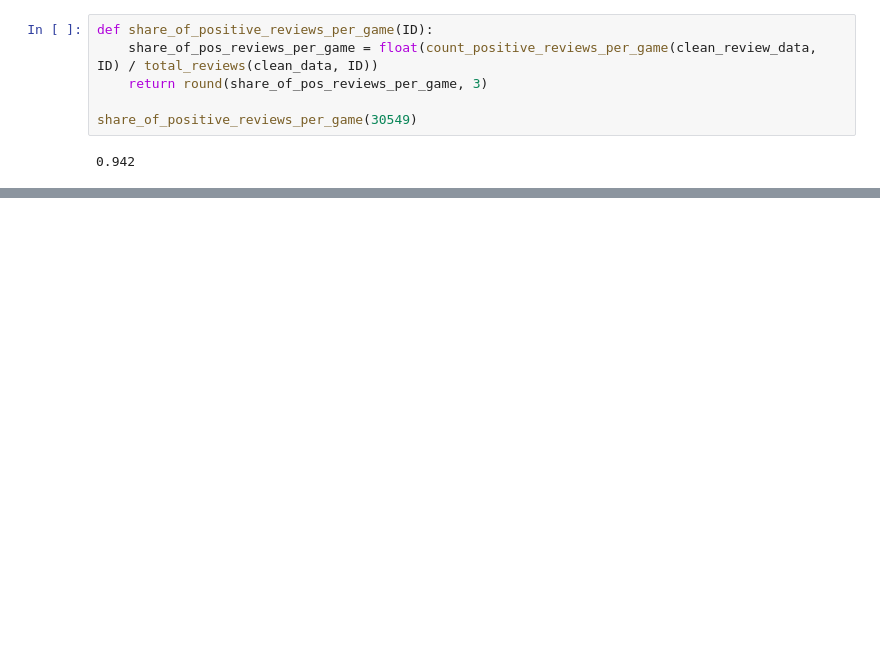
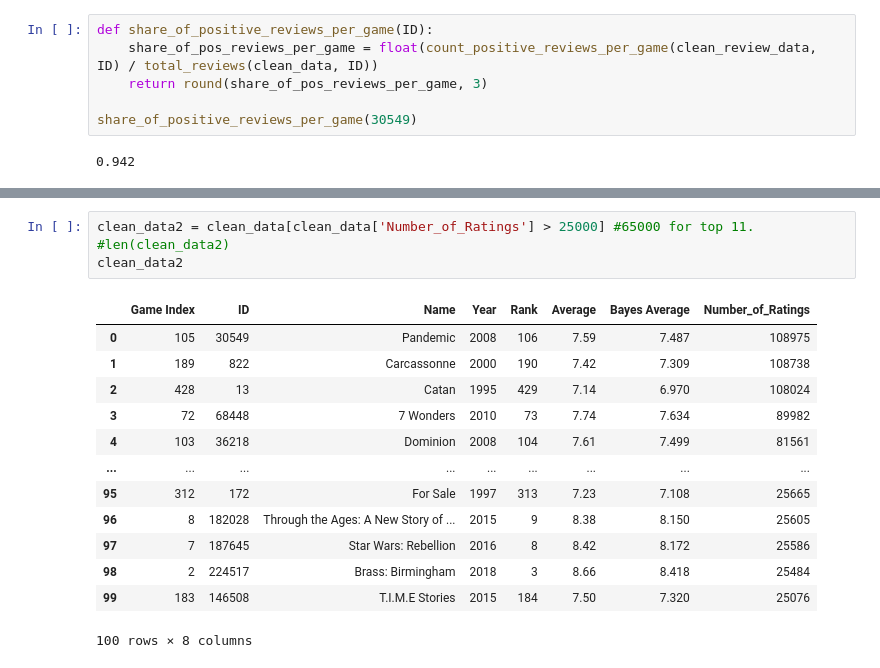
Before and after one commit to NeriDSE/Neri_PythonProject_DSE, a Jupyter notebook: notebook_to_test.ipynb, the cells around one changed output, grey strips where cells are left out. Saved outputs shown, nothing was run; the diff lists cells and outputs as text; blank space fills up the shorter version.

```diff
--- a/notebook_to_test.ipynb
+++ b/notebook_to_test.ipynb
@@ -288,0 +283,18 @@ data_by_rank.loc[data_by_rank['ID']== 174430]
+# %%
+clean_data2 = clean_data[clean_data['Number_of_Ratings'] > 25000] #65000 for top 11.
+#len(clean_data2)
+clean_data2
+# %% [output]
+|  | Game Index | ID | Name | Year | Rank | Average | Bayes Average | Number_of_Ratings |
+| 0 | 105 | 30549 | Pandemic | 2008 | 106 | 7.59 | 7.487 | 108975 |
+| 1 | 189 | 822 | Carcassonne | 2000 | 190 | 7.42 | 7.309 | 108738 |
+| 2 | 428 | 13 | Catan | 1995 | 429 | 7.14 | 6.970 | 108024 |
+| 3 | 72 | 68448 | 7 Wonders | 2010 | 73 | 7.74 | 7.634 | 89982 |
+| 4 | 103 | 36218 | Dominion | 2008 | 104 | 7.61 | 7.499 | 81561 |
+| ... | ... | ... | ... | ... | ... | ... | ... | ... |
+| 95 | 312 | 172 | For Sale | 1997 | 313 | 7.23 | 7.108 | 25665 |
+| 96 | 8 | 182028 | Through the Ages: A New Story of ... | 2015 | 9 | 8.38 | 8.150 | 25605 |
+| 97 | 7 | 187645 | Star Wars: Rebellion | 2016 | 8 | 8.42 | 8.172 | 25586 |
+| 98 | 2 | 224517 | Brass: Birmingham | 2018 | 3 | 8.66 | 8.418 | 25484 |
+| 99 | 183 | 146508 | T.I.M.E Stories | 2015 | 184 | 7.50 | 7.320 | 25076 |
+100 rows × 8 columns
```
Also changed, not shown: parts of 14 cells of this notebook, 2 other files.
